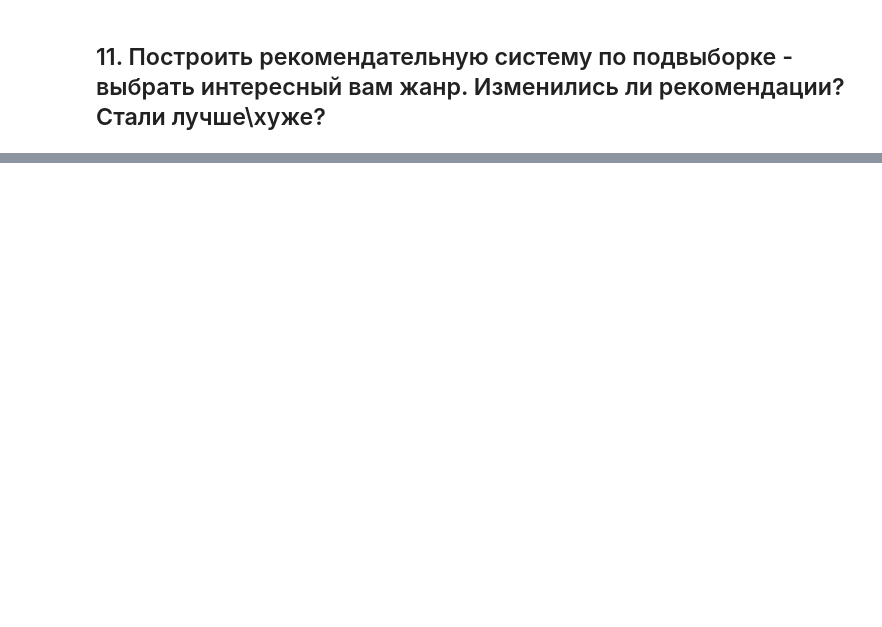
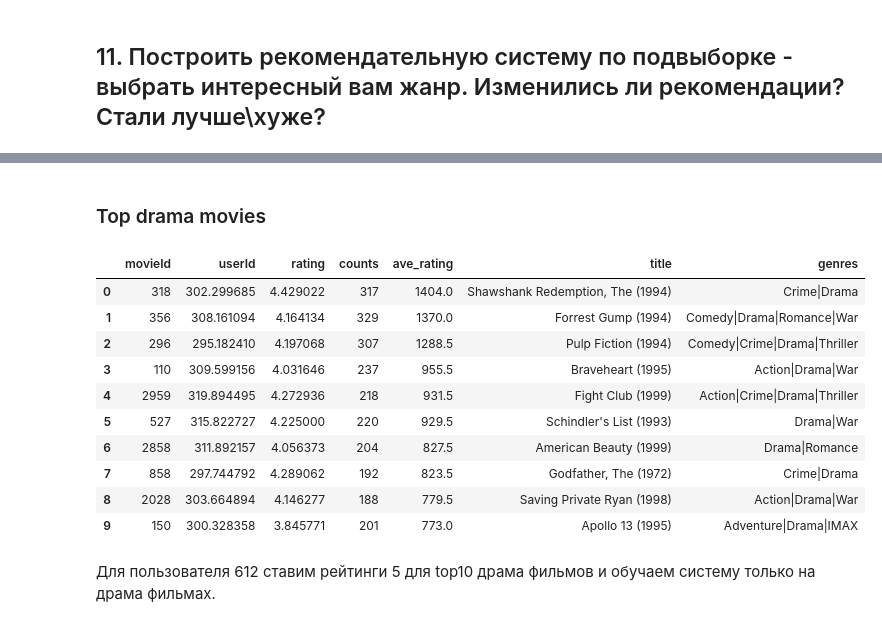
Before and after one commit to ilyaalexivanov/ds-homework, a Jupyter notebook: hw11/hw.ipynb, the cells around one changed output, grey strips where cells are left out. Cells and saved outputs as stored; diff of their text form; code cells hidden in the pictures; blank space fills up the shorter version.

```diff
--- a/hw11/hw.ipynb
+++ b/hw11/hw.ipynb
@@ -247,0 +354,7 @@ print(gridsearch.best_params['rmse'])
+# %%
+df_userId_612_ratings = pd.DataFrame(userId_612_ratings, columns = ['userId', 'movieId', 'rating'])
+df_data_with_new_ratings = pd.concat([dataset_rating, df_userId_612_ratings], ignore_index=True)
+data_with_new_ratings = Dataset.load_from_df(df_data_with_new_ratings, reader)
+#alg = SVD()
+alg = SVD(lr_all = 0.1, reg_all = 0.1)
+output = alg.fit(data_with_new_ratings.build_full_trainset())
@@ -249,0 +391,4 @@ print(gridsearch.best_params['rmse'])
+# %%
+df_drama = movie[movie['genres'].str.contains("Drama")]
+# %%
+df_drama_rating = pd.merge(df_data_with_new_ratings, df_drama, on='movieId')
@@ -249,0 +404,31 @@ print(gridsearch.best_params['rmse'])
+# %%
+average_rating = df_drama_rating.groupby(['movieId']).mean().reset_index()
+
+count_rating = df_drama_rating.groupby(['movieId']).size().reset_index(name='counts')
+count_rating.rename(columns={'movieId':'movieId_'}, inplace=True)
+rating_concat = pd.concat([average_rating, count_rating], axis=1)
+rating_concat = rating_concat.drop("movieId_", axis=1)
+
+rating_concat['ave_rating'] =  rating_concat['rating']*rating_concat['counts']
+top10 = rating_concat.sort_values(by='ave_rating', ascending=False)[:10]
+
+
+top10 = pd.merge(top10, movie, on='movieId')
+# %% [markdown]
+### Top drama movies
+# %%
+top10
+# %% [output]
+|  | movieId | userId | rating | counts | ave_rating | title | genres |
+| 0 | 318 | 302.299685 | 4.429022 | 317 | 1404.0 | Shawshank Redemption, The (1994) | Crime|Drama |
+| 1 | 356 | 308.161094 | 4.164134 | 329 | 1370.0 | Forrest Gump (1994) | Comedy|Drama|Romance|War |
+| 2 | 296 | 295.182410 | 4.197068 | 307 | 1288.5 | Pulp Fiction (1994) | Comedy|Crime|Drama|Thriller |
+| 3 | 110 | 309.599156 | 4.031646 | 237 | 955.5 | Braveheart (1995) | Action|Drama|War |
+| 4 | 2959 | 319.894495 | 4.272936 | 218 | 931.5 | Fight Club (1999) | Action|Crime|Drama|Thriller |
+| 5 | 527 | 315.822727 | 4.225000 | 220 | 929.5 | Schindler's List (1993) | Drama|War |
+| 6 | 2858 | 311.892157 | 4.056373 | 204 | 827.5 | American Beauty (1999) | Drama|Romance |
+| 7 | 858 | 297.744792 | 4.289062 | 192 | 823.5 | Godfather, The (1972) | Crime|Drama |
+| 8 | 2028 | 303.664894 | 4.146277 | 188 | 779.5 | Saving Private Ryan (1998) | Action|Drama|War |
+| 9 | 150 | 300.328358 | 3.845771 | 201 | 773.0 | Apollo 13 (1995) | Adventure|Drama|IMAX |
+# %% [markdown]
+Для пользователя 612 ставим рейтинги 5 для top10 драма фильмов и обучаем систему только на драма фильмах.
```
Also changed, not shown: parts of 41 cells of this notebook, 24 other files.
